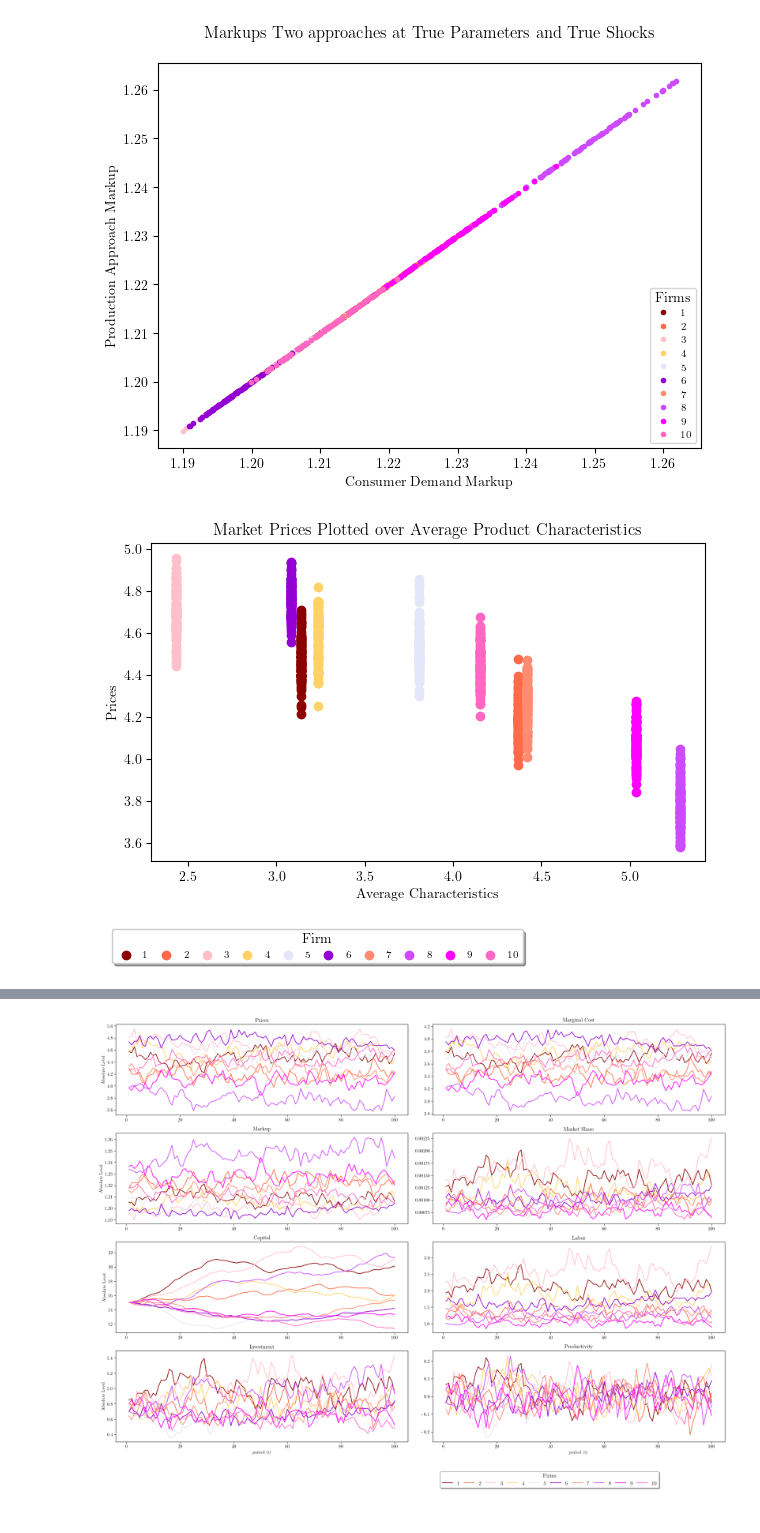
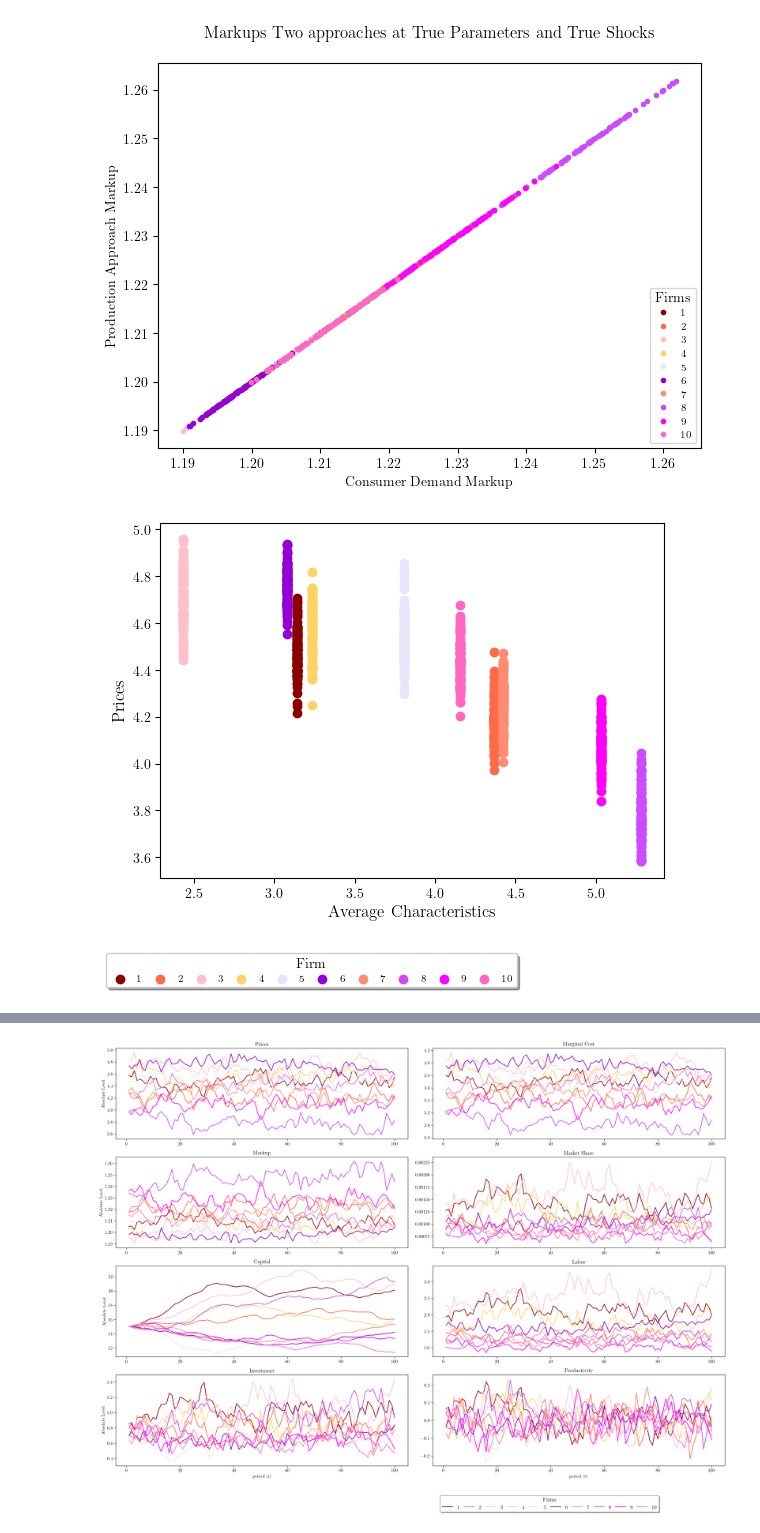
Before and after one commit to anuscabc/markdown_estimation, a Jupyter notebook: plots/plot_single_run_integrated.ipynb, the cells around one changed output, grey strips where cells are left out. Drawn from its saved outputs; the diff is of its cells as text; code cells hidden in the pictures.

```diff
--- a/plots/plot_single_run_integrated.ipynb
+++ b/plots/plot_single_run_integrated.ipynb
@@ -82,35 +82,38 @@ df['average_car'] = (df.characteristic1 + df.characteristic2)/2
 # %%
 # Define the colors for each firm ID
 colors = ["#8B0000", "#FF6B48", "#FFC0CB", "#FFD268", "#E6E6FA", "#9400D3", "#FF8C71", "#CC4BFF", "#FF00FF", "#FF67C2"]
 
 # Group the dataframe by firm_ids
 grouped_df_1 = df.groupby('firm_ids')
 
+
+plt.figure(figsize = (6, 5))
+
 # Create a scatter plot and assign colors based on firm_ids
 for firm_id, color in zip(grouped_df_1.groups.keys(), colors):
     group = grouped_df_1.get_group(firm_id)
     plt.scatter(group.average_car, group.prices, c=color, label=firm_id)
 
 # Set labels and show the plot
-plt.title('Market Prices Plotted over Average Product Characteristics')
-plt.xlabel('Average Characteristics')
-plt.ylabel('Prices')
+# plt.title('Market Prices Plotted over Average Product Characteristics')
+plt.xlabel('Average Characteristics',  fontsize=12)
+plt.ylabel('Prices',  fontsize=12)
 plt.legend(
            fontsize='7',
            loc="upper center",
            bbox_to_anchor=(0.3, -0.2),
            fancybox=True,
            shadow=True,
            ncol=10,
            columnspacing=0.8,
            title='Firm'
 )
 
 plt.tight_layout()
 plt.savefig('avg_char_price.pdf')
 plt.show()
 # %% [output]
-[figure, old version]
+[figure, new version]
 # %%
 
 # Group the dataframe by firm_ids
```
Also changed, not shown: parts of 3 cells of this notebook, 16 other files.
